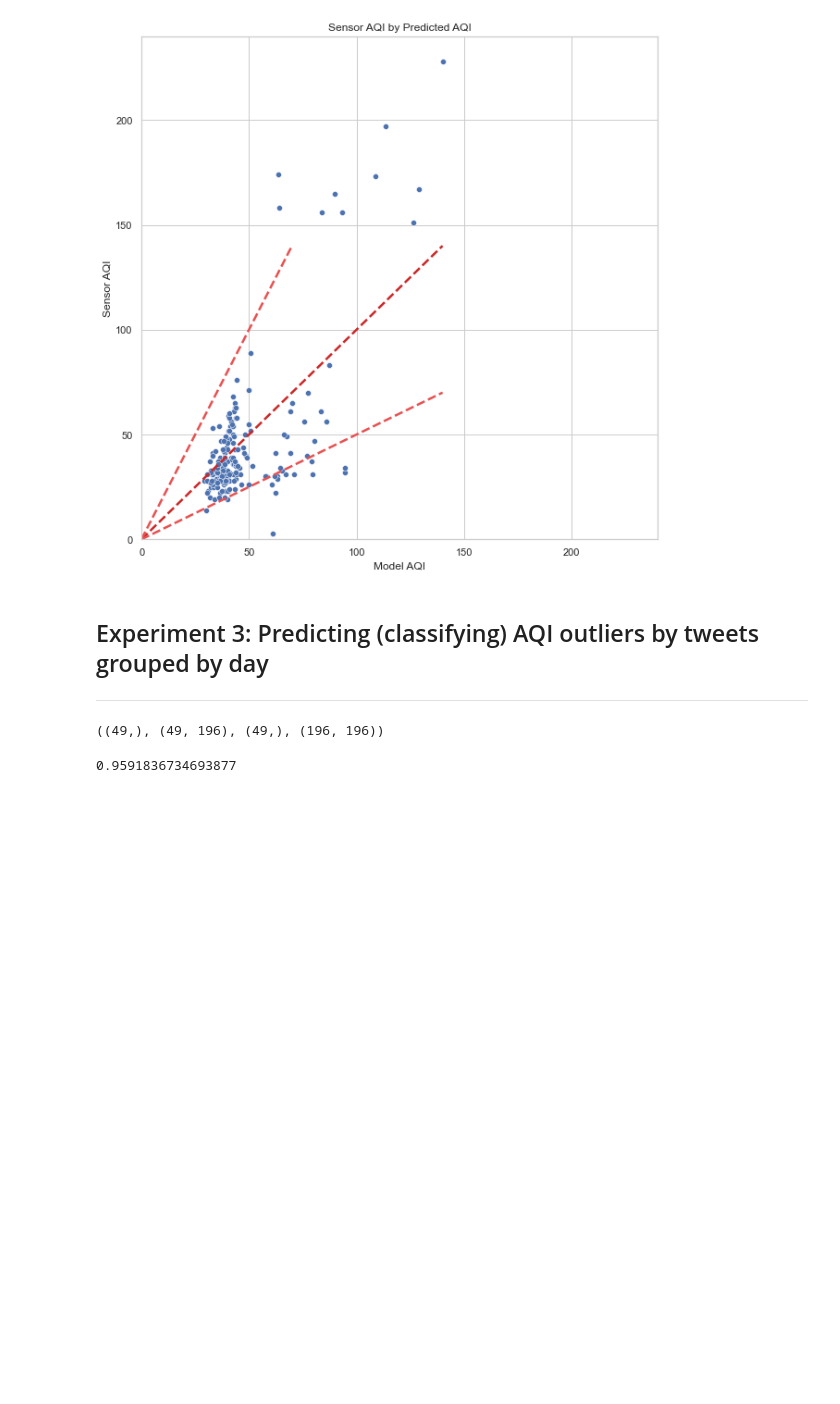
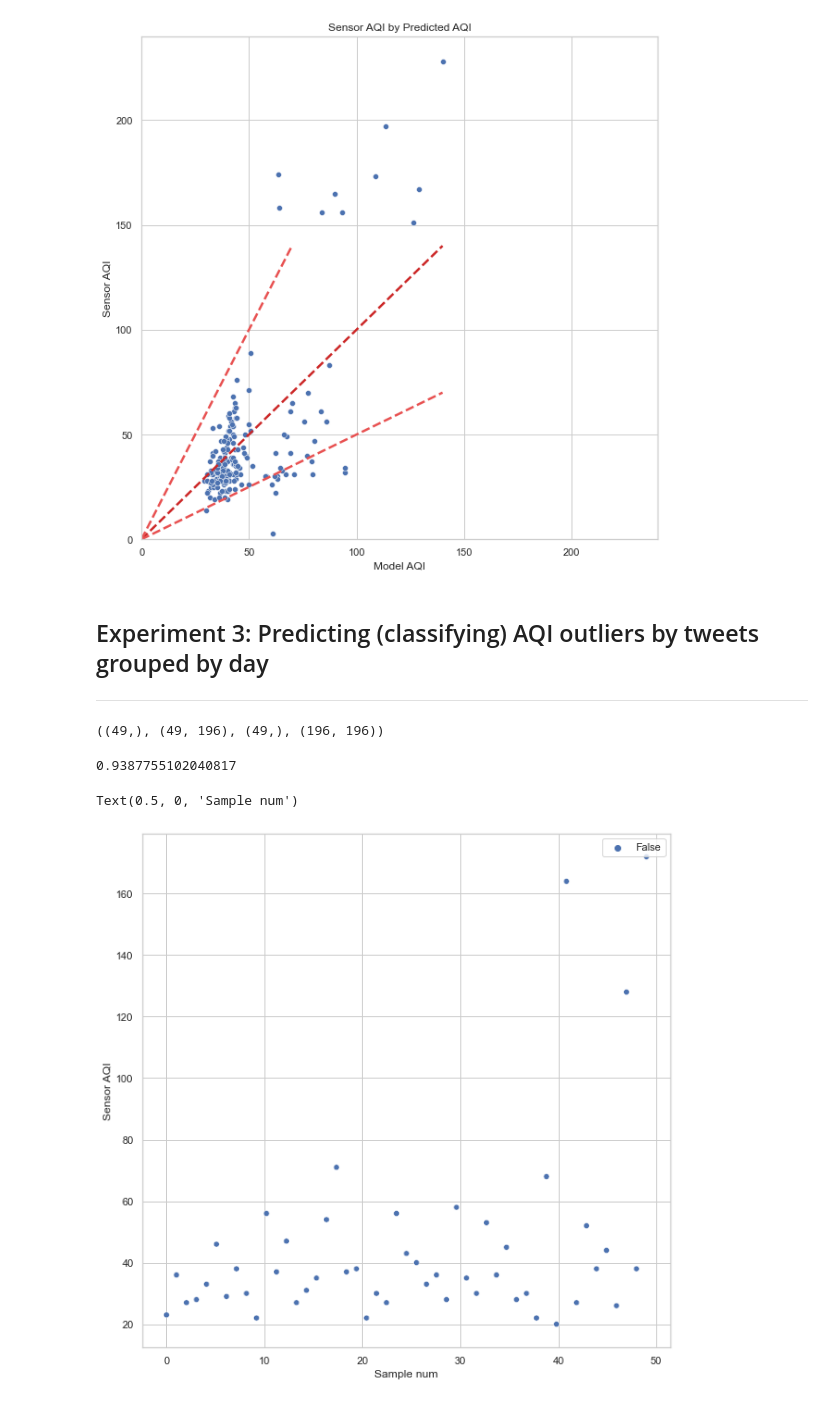
Before and after one commit to zcalhoun/wildfire, a Jupyter notebook: notebooks/san-francisco-v2.ipynb, the cells around one changed output. Cells and saved outputs as stored; diff of their text form; code cells hidden in the pictures; blank space fills up the shorter version.

Commit message:
try to fix outlier problem

```diff
--- a/notebooks/san-francisco-v2.ipynb
+++ b/notebooks/san-francisco-v2.ipynb
@@ -48,7 +48,7 @@ lon = (-121, -124)
 sf_df_raw = health_df.zoom_in(lat, lon)
 # %%
 # Take a random subsample of the dataframe to reduce the size
-sf_df_raw = sf_df_raw.sample(32000, replace=True)
+sf_df_raw = sf_df_raw.sample(100000, replace=True)
 
 # Ideally this should be before sampling but this way saves time
 # Could this happen in TwitterDataFrame?
@@ -273,10 +273,26 @@ X_test_days.shape, X_test_lsa_days.shape, y_test_days.shape
 # %% [output]
 ((49,), (49, 196), (49,), (196, 196))
 # %%
-y_train_clf = y_train_days > 150
-y_test_clf = y_test_days > 150
+y_train_clf = y_train_days > 100
+y_test_clf = y_test_days > 100
 
-model_clf = RandomForestClassifier().fit(X_lsa_days, y_train_clf)
-model_clf.score(X_test_lsa_days, y_test_clf)
+# Oversample outliers
+X_lsa_days_over = np.concatenate((X_lsa_days, X_lsa_days[y_train_clf]))
+y_train_clf_over = np.concatenate((y_train_clf, y_train_clf[y_train_clf]))
-# %% [output]
-0.9591836734693877
+# %%
+# Use random forest model to predict high aqi days
+model_clf = RandomForestClassifier().fit(X_lsa_days_over, y_train_clf_over)
+y_test_clf_pred = model_clf.predict(X_test_lsa_days)
+
+model_clf.score(X_test_lsa_days, y_test_clf)
+# %% [output]
+0.9387755102040817
+# %%
+X = np.linspace(0, y_test_days.shape[0], y_test_days.shape[0])
+plot = sns.scatterplot(x=X, y=y_test_days, hue=y_test_clf_pred)
+
+plot.set_ylabel("Sensor AQI", fontsize = 12)
+plot.set_xlabel("Sample num", fontsize = 12)
+# %% [output]
+Text(0.5, 0, 'Sample num')
+[figure, added]
```
